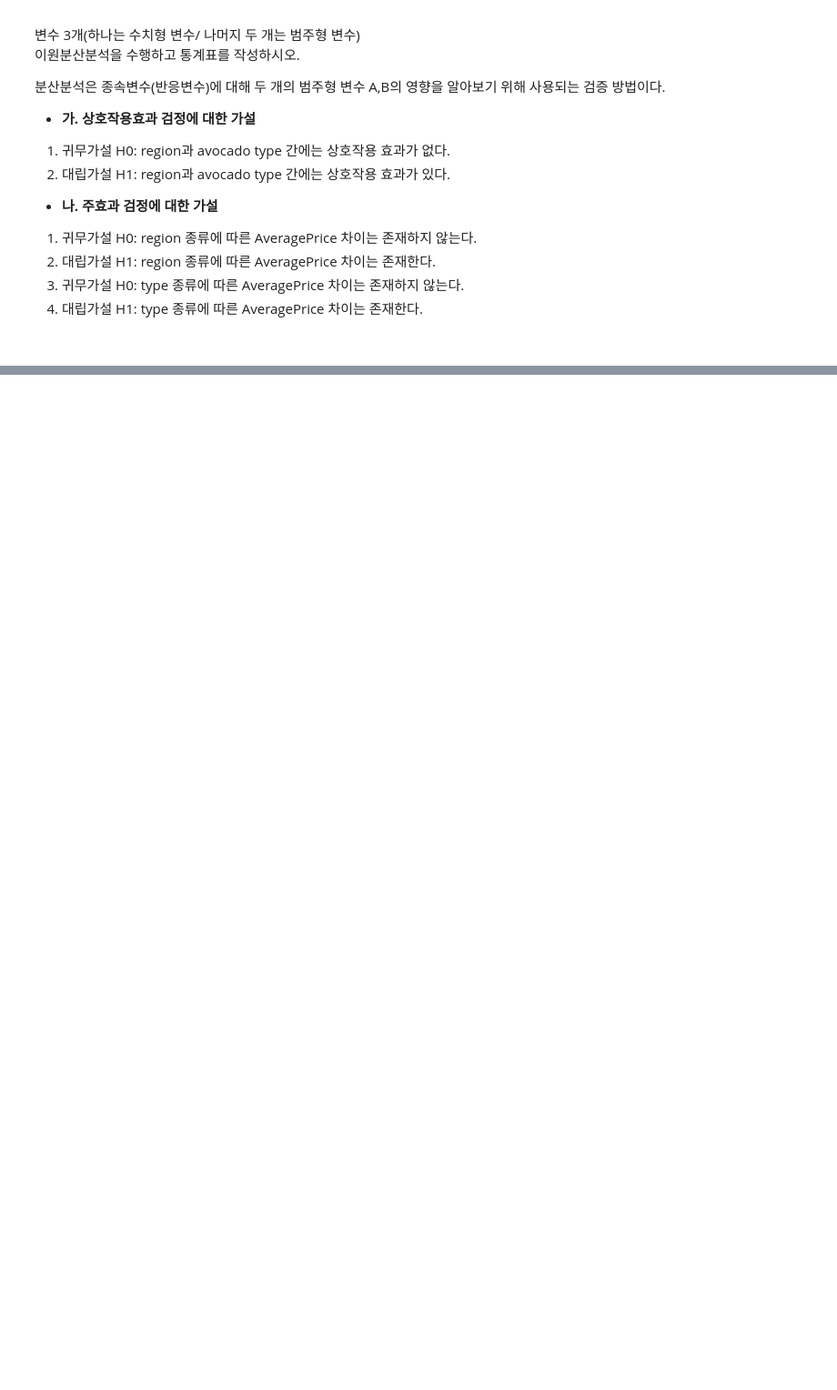
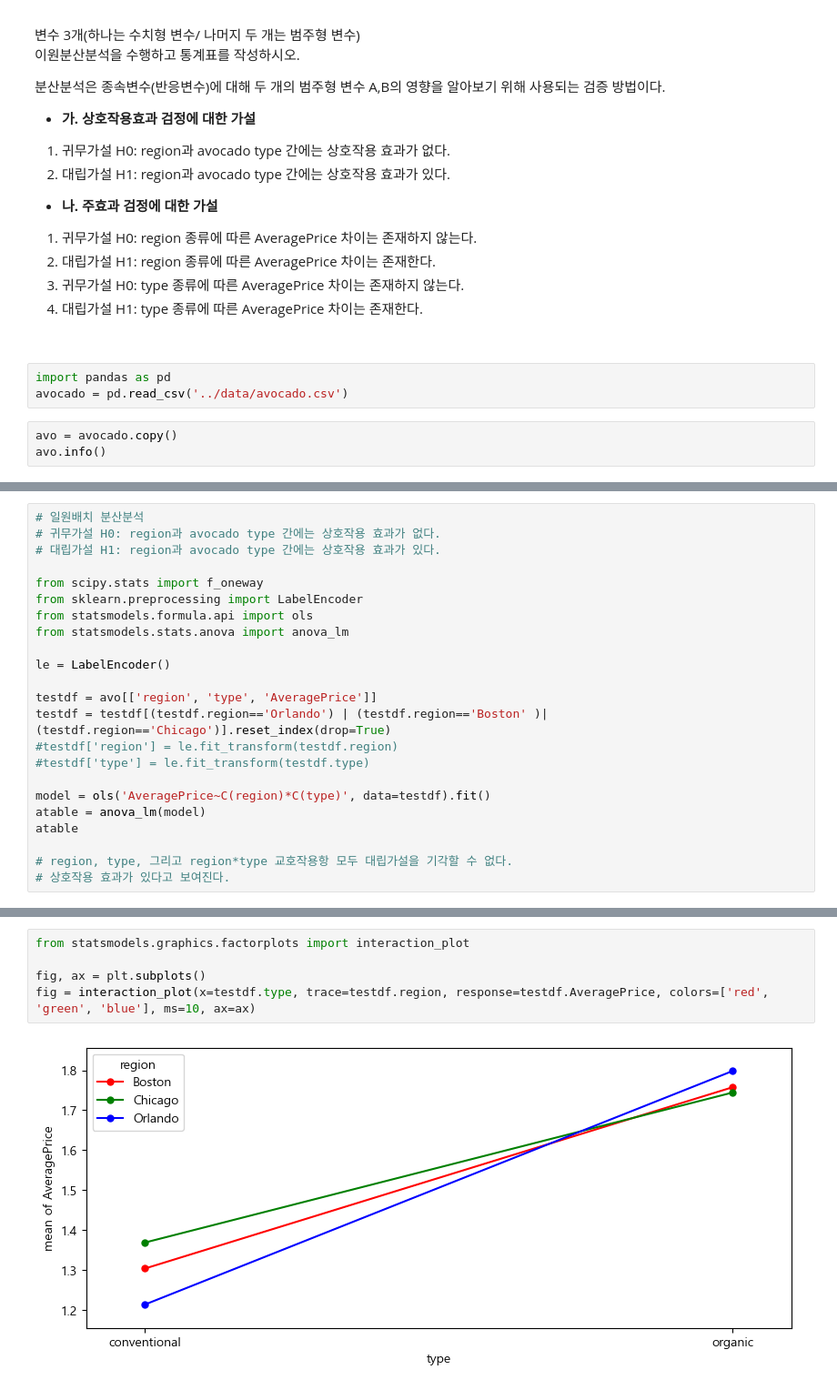
Before and after one commit to blueage98/adp_work, a Jupyter notebook: ADP-실기-DESSA/최신 기출동형 모의고사/1회_통계분석 - 연습.ipynb, the cells around one changed output, grey strips where cells are left out. Shown at 91% size. Cells and saved outputs as stored; diff of their text form; blank space fills up the shorter version.

```diff
--- a/ADP-실기-DESSA/최신 기출동형 모의고사/1회_통계분석 - 연습.ipynb
+++ b/ADP-실기-DESSA/최신 기출동형 모의고사/1회_통계분석 - 연습.ipynb
@@ -186,3 +205,9 @@ plt.scatter(X_test, y_pred, c='red', alpha=0.5)
 3) 귀무가설 H0: type 종류에 따른 AveragePrice 차이는 존재하지 않는다. <br>
 4) 대립가설 H1: type 종류에 따른 AveragePrice 차이는 존재한다. <br>
 <br>
+# %%
+import pandas as pd
+avocado = pd.read_csv('../data/avocado.csv')
+# %%
+avo = avocado.copy()
+avo.info()
@@ -188,0 +261,23 @@ plt.scatter(X_test, y_pred, c='red', alpha=0.5)
+# %%
+# 일원배치 분산분석
+# 귀무가설 H0: region과 avocado type 간에는 상호작용 효과가 없다.
+# 대립가설 H1: region과 avocado type 간에는 상호작용 효과가 있다.
+
+from scipy.stats import f_oneway
+from sklearn.preprocessing import LabelEncoder
+from statsmodels.formula.api import ols
+from statsmodels.stats.anova import anova_lm
+
+le = LabelEncoder()
+
+testdf = avo[['region', 'type', 'AveragePrice']]
+testdf = testdf[(testdf.region=='Orlando') | (testdf.region=='Boston' )| (testdf.region=='Chicago')].reset_index(drop=True)
+#testdf['region'] = le.fit_transform(testdf.region)
+#testdf['type'] = le.fit_transform(testdf.type)
+
+model = ols('AveragePrice~C(region)*C(type)', data=testdf).fit()
+atable = anova_lm(model)
+atable
+
+# region, type, 그리고 region*type 교호작용항 모두 대립가설을 기각할 수 없다.
+# 상호작용 효과가 있다고 보여진다.
@@ -188,0 +290,7 @@ plt.scatter(X_test, y_pred, c='red', alpha=0.5)
+# %%
+from statsmodels.graphics.factorplots import interaction_plot
+
+fig, ax = plt.subplots()
+fig = interaction_plot(x=testdf.type, trace=testdf.region, response=testdf.AveragePrice, colors=['red', 'green', 'blue'], ms=10, ax=ax)
+# %% [output]
+[figure, added]
```
Also changed, not shown: parts of 11 cells of this notebook.
